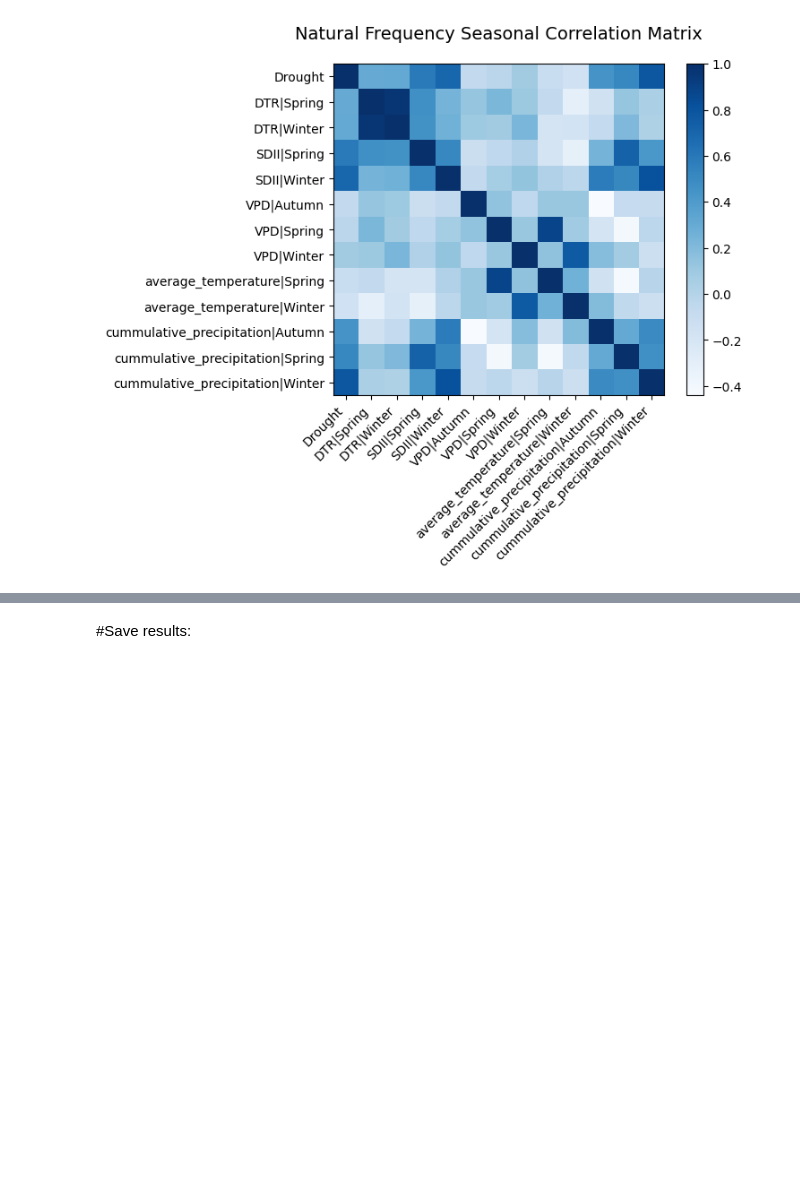
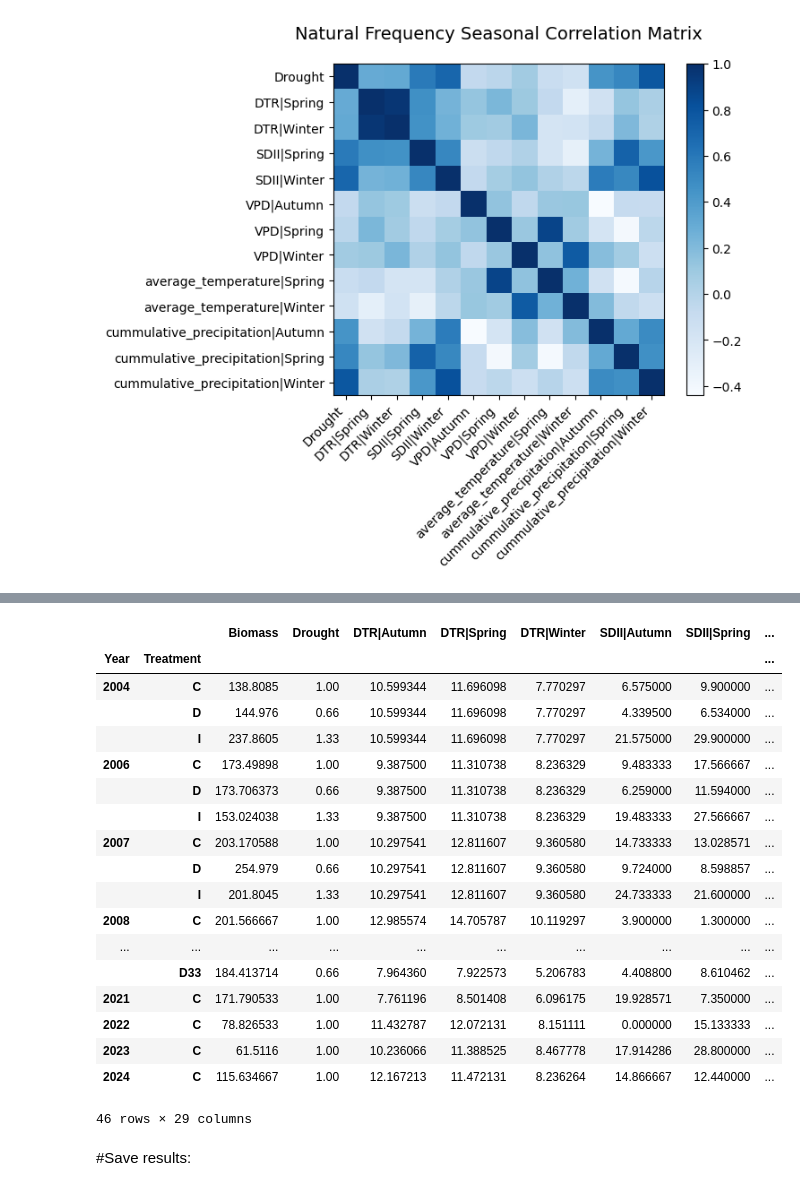
Before and after one commit to DaryaPerry1996/drought_biomass_predictor, a Jupyter notebook: Seminar_drought_biomass_dependance.ipynb, the cells around one changed output, grey strips where cells are left out. Saved outputs shown, nothing was run; the diff lists cells and outputs as text; code cells hidden in the pictures; blank space fills up the shorter version.

```diff
--- a/Seminar_drought_biomass_dependance.ipynb
+++ b/Seminar_drought_biomass_dependance.ipynb
@@ -1068,7 +1070,24 @@ merged_seasonal.loc[d66_nf_val,'Frequency']='NF'
 
 merged_seasonal.dropna(subset=['Frequency'],inplace=True)
 
+merged_seasonal_cdi=merged_seasonal.loc[cdi_val,:]
+
 merged_seasonal_grouped= merged_seasonal.groupby(['Year','Treatment','season']).agg(
+    Biomass=('Biomass','mean'),
+    cummulative_precipitation=('cummulative_precipitation','first'),
+    average_temperature=('average_temperature','first'),
+    DTR=('DTR','first'),
+    total_rainy_days=('total_rainy_days','first'),
+    consecutive_dry_days=('consecutive_dry_days','first'),
+    consecutive_rainy_days=('consecutive_rainy_days','first'),
+    number_of_rain_events=('number_of_rain_events','first'),
+    SDII=('SDII','first'),
+    VPD=('VPD','first'),
+    Drought=('Drought','first'),
+    Frequency=('Frequency','first')
+)
+
+seasonal_cdi= merged_seasonal_cdi.groupby(['Year','Treatment','season']).agg(
     Biomass=('Biomass','mean'),
     cummulative_precipitation=('cummulative_precipitation','first'),
     average_temperature=('average_temperature','first'),
@@ -2510,3 +2698,25 @@ plt.show()
+# %%
+seasonal_cdi
+# %% [output]
+|  |  | Biomass | Drought | DTR|Autumn | DTR|Spring | DTR|Winter | SDII|Autumn | SDII|Spring | ... |
+| Year | Treatment |  |  |  |  |  |  |  | ... |
+| 2004 | C | 138.8085 | 1.00 | 10.599344 | 11.696098 | 7.770297 | 6.575000 | 9.900000 | ... |
+|  | D | 144.976 | 0.66 | 10.599344 | 11.696098 | 7.770297 | 4.339500 | 6.534000 | ... |
+|  | I | 237.8605 | 1.33 | 10.599344 | 11.696098 | 7.770297 | 21.575000 | 29.900000 | ... |
+| 2006 | C | 173.49898 | 1.00 | 9.387500 | 11.310738 | 8.236329 | 9.483333 | 17.566667 | ... |
+|  | D | 173.706373 | 0.66 | 9.387500 | 11.310738 | 8.236329 | 6.259000 | 11.594000 | ... |
+|  | I | 153.024038 | 1.33 | 9.387500 | 11.310738 | 8.236329 | 19.483333 | 27.566667 | ... |
+| 2007 | C | 203.170588 | 1.00 | 10.297541 | 12.811607 | 9.360580 | 14.733333 | 13.028571 | ... |
+|  | D | 254.979 | 0.66 | 10.297541 | 12.811607 | 9.360580 | 9.724000 | 8.598857 | ... |
+|  | I | 201.8045 | 1.33 | 10.297541 | 12.811607 | 9.360580 | 24.733333 | 21.600000 | ... |
+| 2008 | C | 201.566667 | 1.00 | 12.985574 | 14.705787 | 10.119297 | 3.900000 | 1.300000 | ... |
+| ... | ... | ... | ... | ... | ... | ... | ... | ... | ... |
+|  | D33 | 184.413714 | 0.66 | 7.964360 | 7.922573 | 5.206783 | 4.408800 | 8.610462 | ... |
+| 2021 | C | 171.790533 | 1.00 | 7.761196 | 8.501408 | 6.096175 | 19.928571 | 7.350000 | ... |
+| 2022 | C | 78.826533 | 1.00 | 11.432787 | 12.072131 | 8.151111 | 0.000000 | 15.133333 | ... |
+| 2023 | C | 61.5116 | 1.00 | 10.236066 | 11.388525 | 8.467778 | 17.914286 | 28.800000 | ... |
+| 2024 | C | 115.634667 | 1.00 | 12.167213 | 11.472131 | 8.236264 | 14.866667 | 12.440000 | ... |
+46 rows × 29 columns
 # %% [markdown]
 #Save results:
 # %%
```
Also changed, not shown: parts of 30 cells of this notebook.
